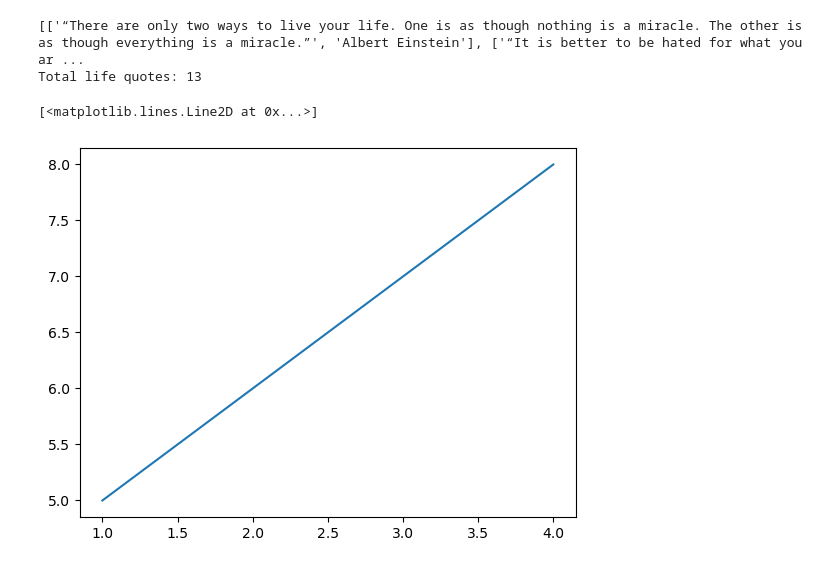
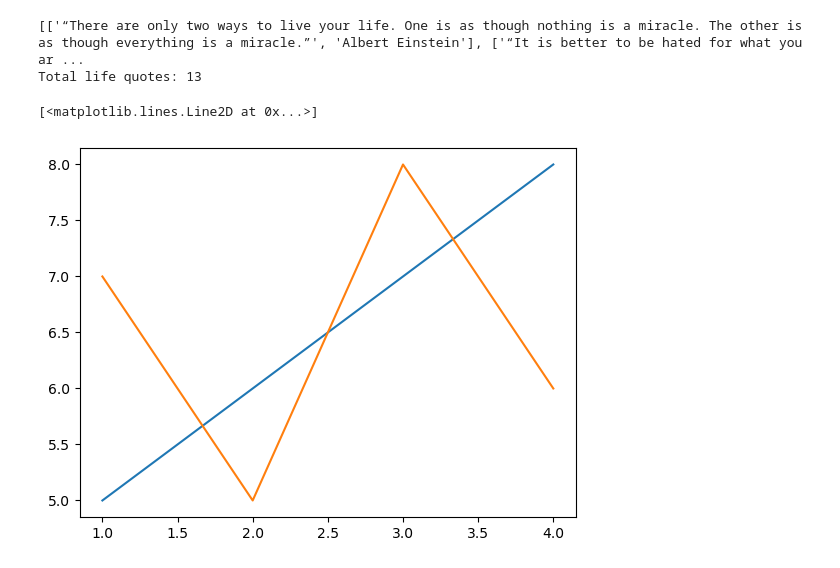
Before and after one commit to HiyaKothari1/python, a Jupyter notebook: Pandas.ipynb, the cells around one changed output. Drawn from its saved outputs; the diff is of its cells as text; code cells hidden in the pictures.

Commit message:
2 in 1 graphs

```diff
--- a/Pandas.ipynb
+++ b/Pandas.ipynb
@@ -340,8 +340,10 @@ import matplotlib.pyplot as plt
 # %%
 x = [1,2,3,4]
 y = [5,6,7,8]
+z = [7,5,8,6]
 
 plt.plot(x,y) #line plot
+plt.plot(x,z)
 # %% [output]
 [<matplotlib.lines.Line2D at 0x...>]
-[figure, old version]
+[figure, new version]
```
